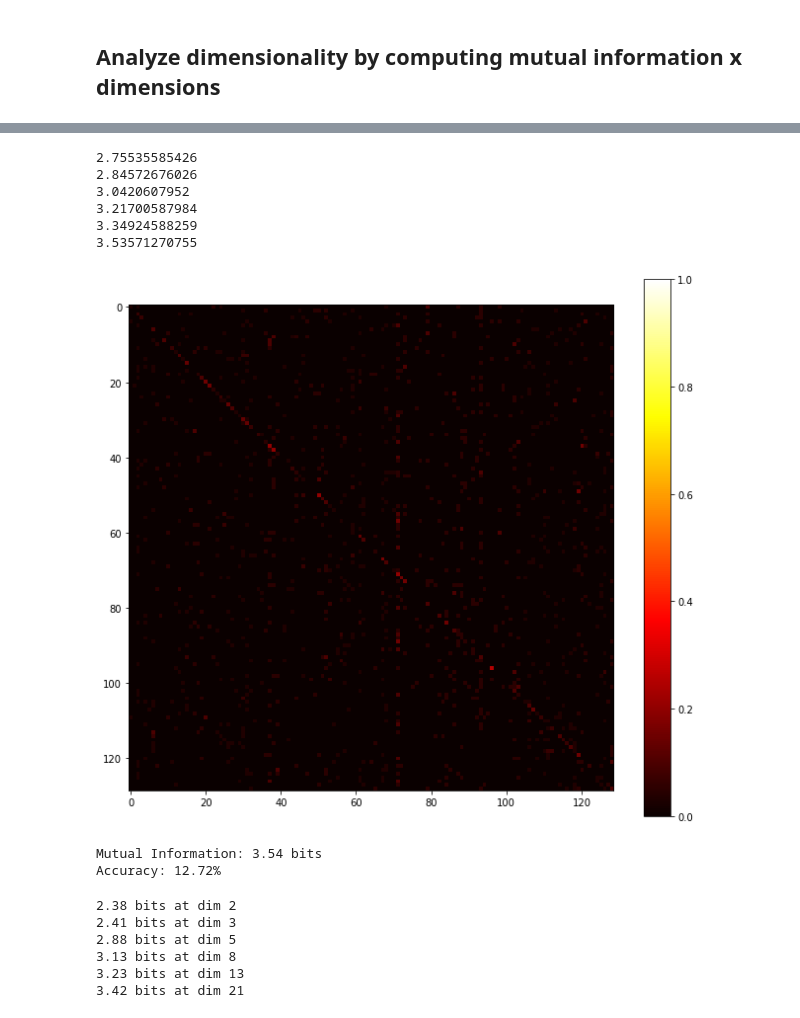
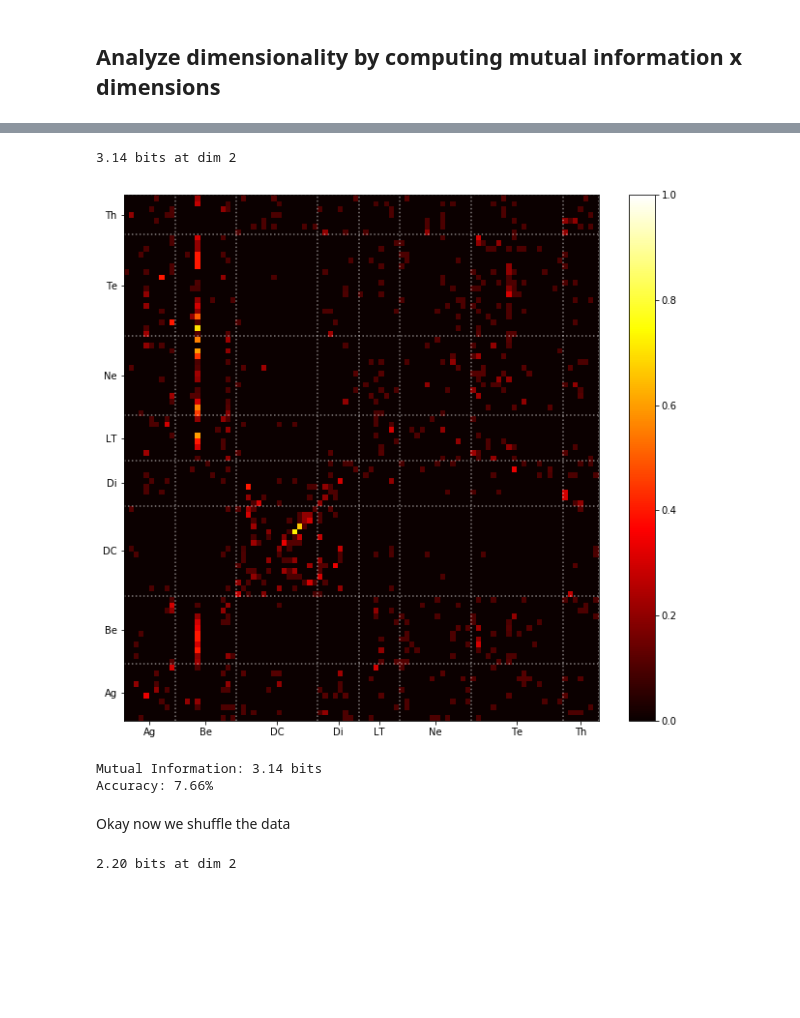
Before and after one commit to kevinyu/furry-guacamole, a Jupyter notebook: notebooks/Dimensionality.ipynb, the cells around one changed output, grey strips where cells are left out. Saved outputs shown, nothing was run; the diff lists cells and outputs as text; code cells hidden in the pictures; blank space fills up the shorter version.

```diff
--- a/notebooks/Dimensionality.ipynb
+++ b/notebooks/Dimensionality.ipynb
@@ -28,4 +27,7 @@ data_loader = SessionDataLoader("YelBlu6903F", 1)
 table = data_loader.load_table()
+# %%
+table = table[table["call_type"] != "None"]
+table = table.copy()
 # %%
 t_arr, spikes = bin_spikes(table["spike_times"], min_time=0.0, max_time=0.6)
 spikes_filtered = exp_filter(spikes, 5.0)
@@ -37,22 +37,6 @@ unit_table = table[table["unit"] == (2, 2)]
+# %%
+unit_table = table[table["unit"] == (21, 1)]
+unit_table = unit_table.copy()
+unit_table = prepare(unit_table, "stim")
 # %%
 DIMS = [2, 3, 5, 8, 13, 21, 34]
-# %%
-def decode_after_pca(unit_table, template_column="stim", ndim=2):
-    pca = PCA(n_components=ndim)
-    # save the reduced representation of responses to "resp" column
-    unit_table["resp"] = pca.fit_transform(unit_table["psth"].tolist()).tolist()
-
-    templates = compute_templates(unit_table, template_column, "resp")
-
-    if "resp_template" in unit_table: unit_table.drop("resp_template", 1, inplace=True)
-    unit_table = unbias_templates(unit_table, templates, template_column, "resp")
-
-    compute_distance_to_templates.clear_cache()
-    distances = compute_distance_to_templates(unit_table, template_column, "resp")
-
-    unit_table = unit_table.sort_values(["call_type", "stim"])
-
-    actual = unit_table[template_column]
-    predicted = decode(unit_table, distances, template_column)
-
-    return generate_confusion_matrix(actual, predicted, joint=False)
@@ -59,25 +84,25 @@ def decode_after_pca(unit_table, template_column="stim", ndim=2):
 # %%
-MUTUAL_INFO = []
 for dim in DIMS:
     conf = decode_after_pca(unit_table, template_column="stim", ndim=dim)
     mutual_information = confusion.mutual_information(conf)
     print "{:.2f} bits at dim {}".format(mutual_information, dim)
-    MUTUAL_INFO.append(mutual_information)
 # %% [output]
-2.75535585426
-2.84572676026
-3.0420607952
-3.21700587984
-3.34924588259
-3.53571270755
+3.14 bits at dim 2
 # %%
+barriers, labels, label_posititions = get_plotty_lines(unit_table)
 plt.figure(figsize=(11, 10))
-plt.imshow(conf, vmin=0.0, vmax=1.0, cmap="hot")
+plt.pcolormesh(conf, vmin=0.0, vmax=1.0, cmap="hot")
+plt.hlines(barriers, 0, barriers[-1], color="white", linestyles=":", alpha=0.5)
+plt.vlines(barriers, 0, barriers[-1], color="white", linestyles=":", alpha=0.5)
+plt.xticks(label_posititions, labels)
+plt.yticks(label_posititions, labels)
 plt.colorbar()
 plt.show()
 print "Mutual Information: {:.2f} bits".format(confusion.mutual_information(conf))
 print "Accuracy: {:.2f}%".format(confusion.accuracy(conf) * 100)
 # %% [output]
-[figure, old version]
+[figure, new version]
-Mutual Information: 3.54 bits
-Accuracy: 12.72%
+Mutual Information: 3.14 bits
+Accuracy: 7.66%
+# %% [markdown]
+Okay now we shuffle the data
@@ -84,14 +114,8 @@ Accuracy: 12.72%
 # %%
 for dim in DIMS:
-    unit_table["shuffled_label"] = unit_table["stim"].sample(frac=1).tolist()
-    conf = decode_after_pca(unit_table, template_column="shuffled_label", ndim=dim)
+    conf = decode_after_pca(unit_table, template_column="stim", ndim=dim)
     mutual_information = confusion.mutual_information(conf)
     print "{:.2f} bits at dim {}".format(mutual_information, dim)
 # %% [output]
-2.38 bits at dim 2
-2.41 bits at dim 3
-2.88 bits at dim 5
-3.13 bits at dim 8
-3.23 bits at dim 13
-3.42 bits at dim 21
+2.20 bits at dim 2
 # %%
```
Also changed, not shown: parts of 6 cells of this notebook, 6 other files.
